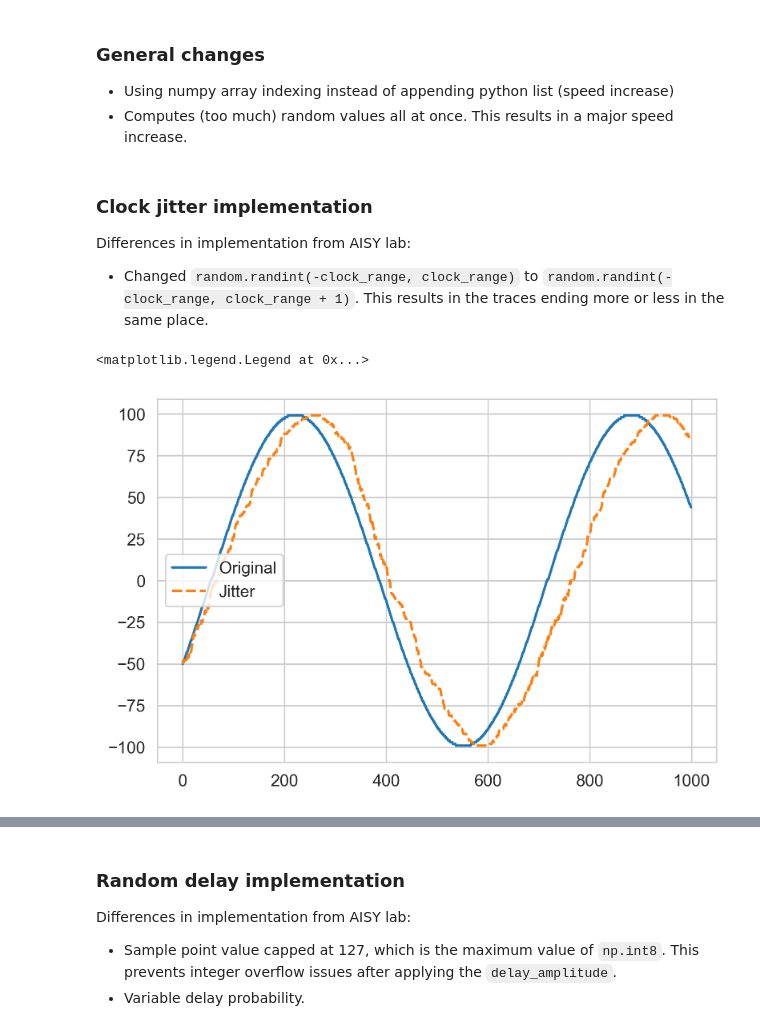
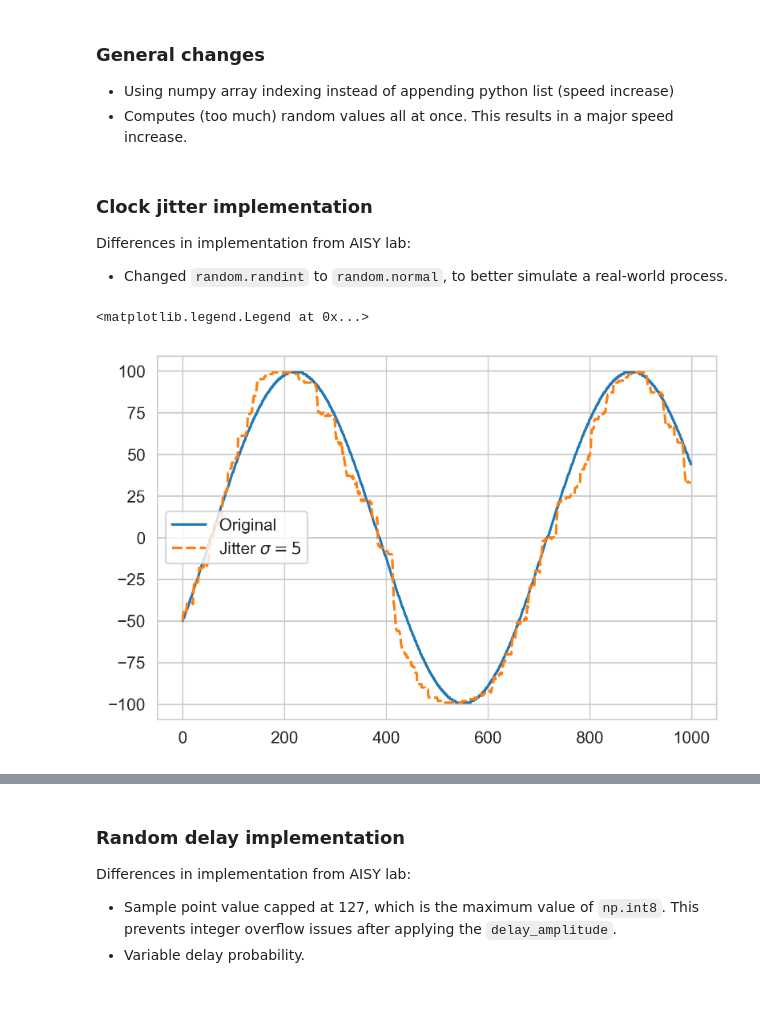
Before and after one commit to ccberg/LA, a Jupyter notebook: books/pollution/pollutions.ipynb, the cells around one changed output, grey strips where cells are left out. Drawn from its saved outputs; the diff is of its cells as text; code cells hidden in the pictures; blank space fills up the shorter version.

```diff
--- a/books/pollution/pollutions.ipynb
+++ b/books/pollution/pollutions.ipynb
@@ -26,8 +27,7 @@ WIN_CALC = 2
 ### Clock jitter implementation
 
 Differences in implementation from AISY lab:
-- Changed `random.randint(-clock_range, clock_range)` to `random.randint(-clock_range, clock_range + 1)`. This results
-in the traces ending more or less in the same place.
+- Changed `random.randint` to `random.normal`, to better simulate a real-world process.
 # %%
 RAW_TRACES = np.array([(np.sin(np.linspace(1, 20, 2000)) * 100) for _ in range(100)], dtype=np.int8)
 WINDOW = (500, 1500)
@@ -41,7 +41,7 @@ def windowed(raw_traces: np.ndarray, window: (int, int), calculate_win = 2):
     return traces, win_size
 
 
-def add_clock_jitter(raw_traces: np.ndarray, window: (int, int), clock_range: int):
+def clock_jitter(raw_traces: np.ndarray, window: (int, int), clock_var: float):
     traces, win_size = windowed(raw_traces, window)
     num_traces, trace_length = traces.shape
 
@@ -52,39 +52,40 @@ def add_clock_jitter(raw_traces: np.ndarray, window: (int, int), clock_range: in
         sp_old, sp_new = 0, 0
 
         # Computing (too much) random variables all at once yields a ~1.5x speed increase.
-        jitters = random.randint(-clock_range, clock_range + 1, size=trace_length)
+        jitters = random.normal(scale=clock_var, size=trace_length).astype(int)
 
         while sp_new < trace_length and sp_old < trace_length:
             r = jitters[sp_new]
 
             res[ix, sp_new] = trace[sp_old]
             sp_old += 1
             sp_new += 1
 
             sp_old_r = sp_old - r
             sp_new_r = sp_new + r
             if sp_old_r > trace_length or sp_new_r > trace_length or sp_old + 1 >= trace_length:
                 break
 
             # if r < 0, delete r point afterward
             if r <= 0:
                 sp_old = sp_old_r
             # if r > 0, add r point afterward
             else:
                 avg_point = (int(trace[sp_old]) + int(trace[sp_old + 1])) / 2
                 res[ix, sp_new:sp_new_r] = avg_point
                 sp_new = sp_new_r
 
         min_trace_len = min(sp_new, min_trace_len)
 
     return res[:, :win_size]
 
-JITTER = add_clock_jitter(RAW_TRACES, WINDOW, 2)
-sns.lineplot(data={"Original": TRACES[0], "Jitter": JITTER[0]})
+DEMO_CLOCK_VAR = 5
+JITTER = clock_jitter(RAW_TRACES, WINDOW, DEMO_CLOCK_VAR)
+sns.lineplot(data={"Original": TRACES[0], f"Jitter $\sigma = {DEMO_CLOCK_VAR}$": JITTER[0]})
 plt.legend(loc='center left')
 # %% [output]
 <matplotlib.legend.Legend at 0x...>
-[figure, old version]
+[figure, new version]
 # %%
 sns.lineplot(data={"Original": TRACES[0], "Mean Jitter": np.mean(JITTER,axis=0)})
 plt.legend(loc='center left')
```
Also changed, not shown: parts of 6 cells of this notebook, 4 other files.
